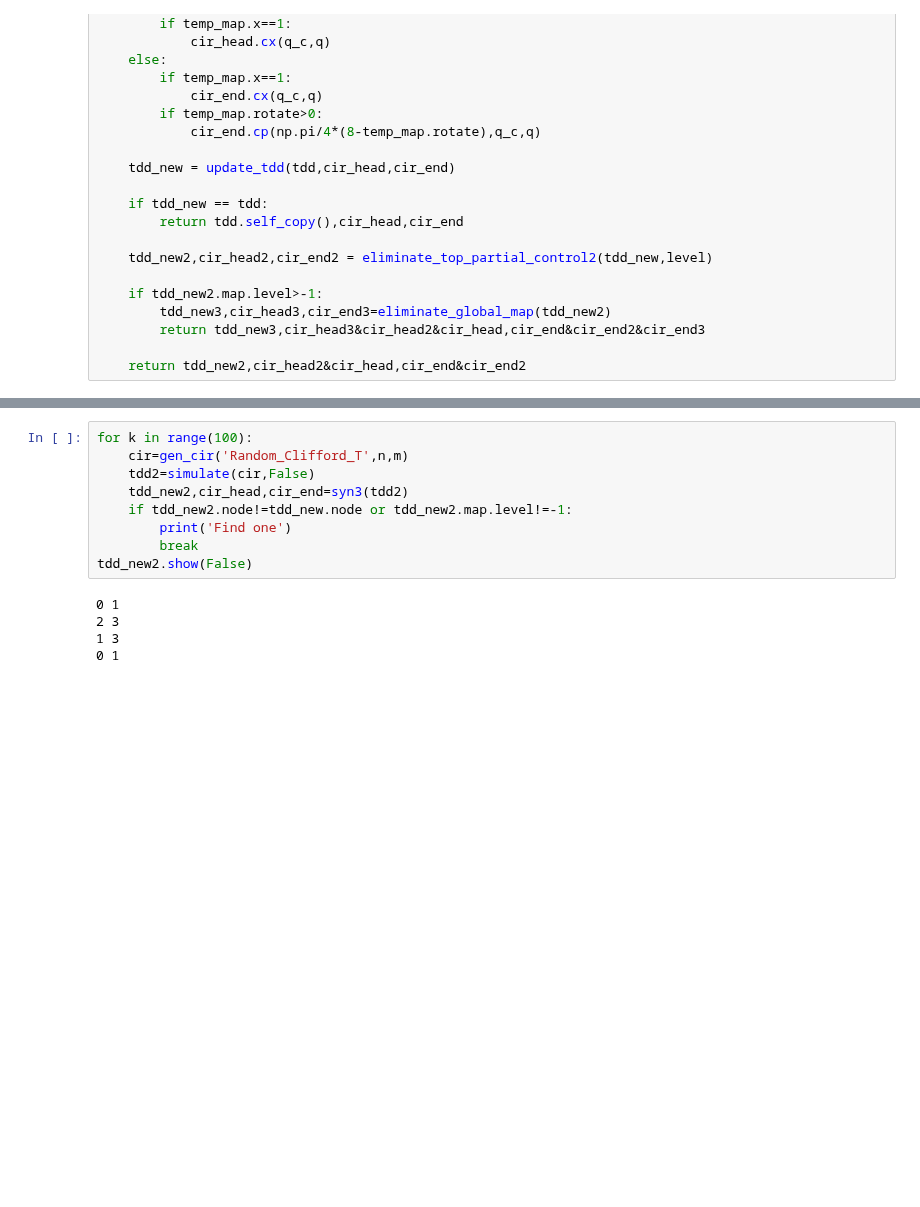
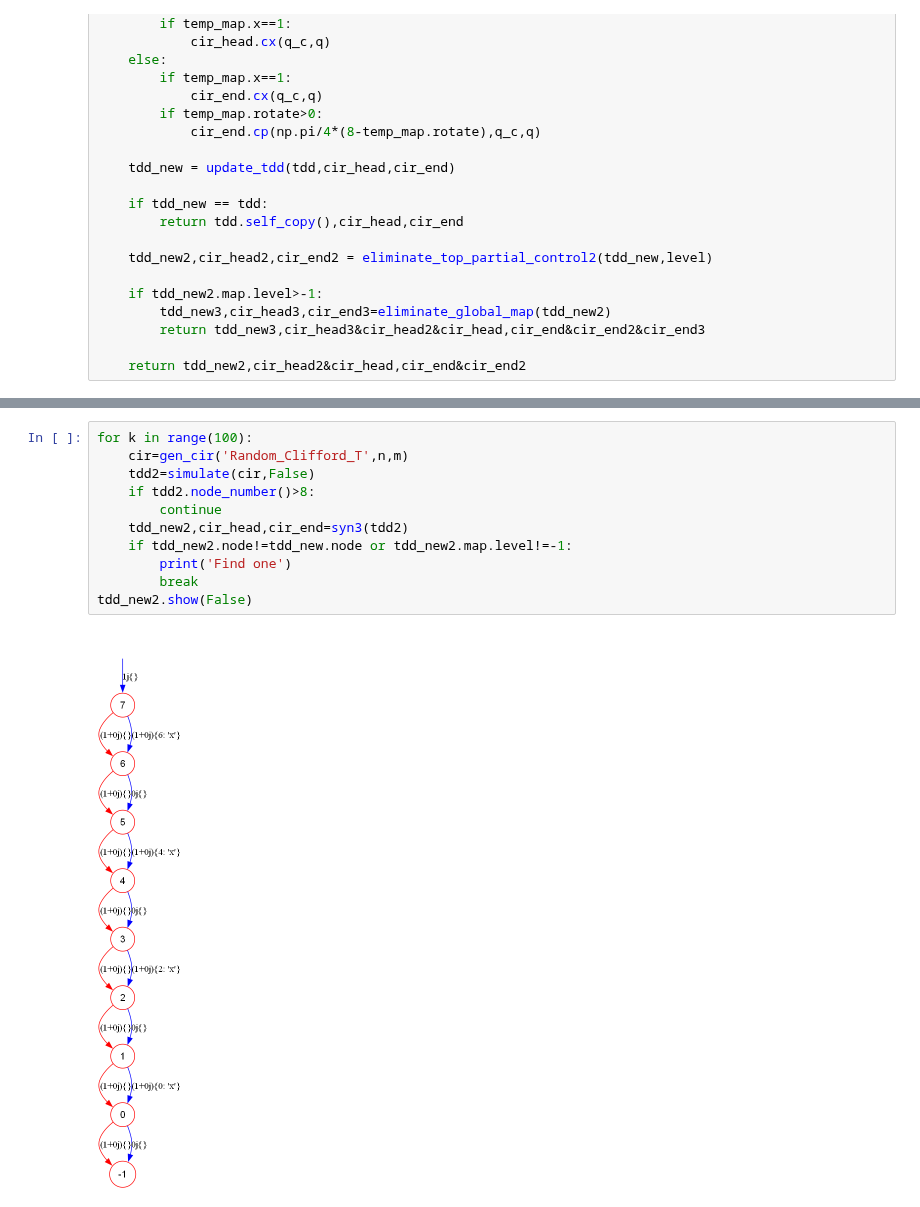
Before and after one commit to Veriqc/LimTDD, a Jupyter notebook: Test_Syn2.ipynb, the cells around one changed output, grey strips where cells are left out. Cells and saved outputs as stored; diff of their text form; blank space fills up the shorter version.

```diff
--- a/Test_Syn2.ipynb
+++ b/Test_Syn2.ipynb
@@ -713,17 +796,16 @@ tdd_new.show(False)
 # %%
 for k in range(100):
     cir=gen_cir('Random_Clifford_T',n,m)
     tdd2=simulate(cir,False)
+    if tdd2.node_number()>8:
+        continue
     tdd_new2,cir_head,cir_end=syn3(tdd2)
     if tdd_new2.node!=tdd_new.node or tdd_new2.map.level!=-1:
         print('Find one')
         break
 tdd_new2.show(False)
 # %% [output]
-0 1
-2 3
-1 3
-0 1
+[figure, added]
 # %%
 cir.draw()
 # %% [output]
```
Also changed, not shown: parts of 11 cells of this notebook.
